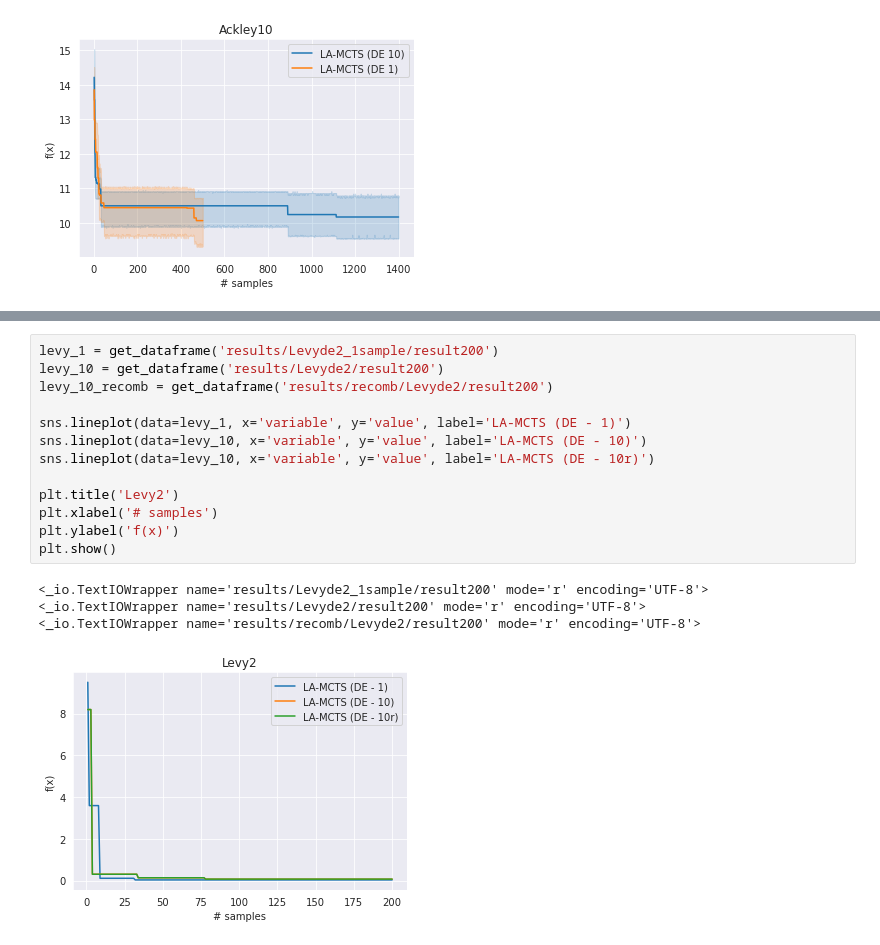
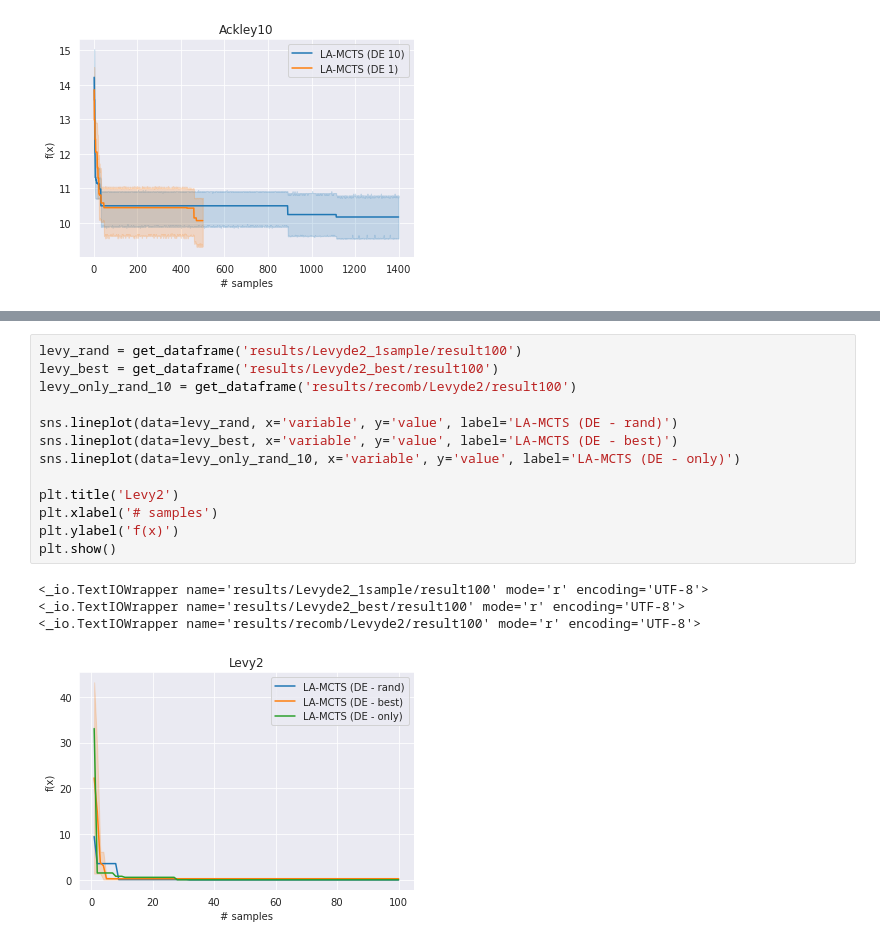
Before and after one commit to Marina-DU/LaMCTS, a Jupyter notebook: LA-MCTS/compare_solvers.ipynb, the cells around one changed output, grey strips where cells are left out. Drawn from its saved outputs; the diff is of its cells as text.

```diff
--- a/LA-MCTS/compare_solvers.ipynb
+++ b/LA-MCTS/compare_solvers.ipynb
@@ -156,18 +190,18 @@ plt.show()
 # %%
-levy_1 = get_dataframe('results/Levyde2_1sample/result200')
-levy_10 = get_dataframe('results/Levyde2/result200')
-levy_10_recomb = get_dataframe('results/recomb/Levyde2/result200')
+levy_rand = get_dataframe('results/Levyde2_1sample/result100')
+levy_best = get_dataframe('results/Levyde2_best/result100')
+levy_only_rand_10 = get_dataframe('results/recomb/Levyde2/result100')
 
-sns.lineplot(data=levy_1, x='variable', y='value', label='LA-MCTS (DE - 1)')
-sns.lineplot(data=levy_10, x='variable', y='value', label='LA-MCTS (DE - 10)')
-sns.lineplot(data=levy_10, x='variable', y='value', label='LA-MCTS (DE - 10r)')
+sns.lineplot(data=levy_rand, x='variable', y='value', label='LA-MCTS (DE - rand)')
+sns.lineplot(data=levy_best, x='variable', y='value', label='LA-MCTS (DE - best)')
+sns.lineplot(data=levy_only_rand_10, x='variable', y='value', label='LA-MCTS (DE - only)')
 
 plt.title('Levy2')
 plt.xlabel('# samples')
 plt.ylabel('f(x)')
 plt.show()
 # %% [output]
-<_io.TextIOWrapper name='results/Levyde2_1sample/result200' mode='r' encoding='UTF-8'>
-<_io.TextIOWrapper name='results/Levyde2/result200' mode='r' encoding='UTF-8'>
-<_io.TextIOWrapper name='results/recomb/Levyde2/result200' mode='r' encoding='UTF-8'>
+<_io.TextIOWrapper name='results/Levyde2_1sample/result100' mode='r' encoding='UTF-8'>
+<_io.TextIOWrapper name='results/Levyde2_best/result100' mode='r' encoding='UTF-8'>
+<_io.TextIOWrapper name='results/recomb/Levyde2/result100' mode='r' encoding='UTF-8'>
-[figure, old version]
+[figure, new version]
```
Also changed, not shown: parts of 6 cells of this notebook, 8 other files.
